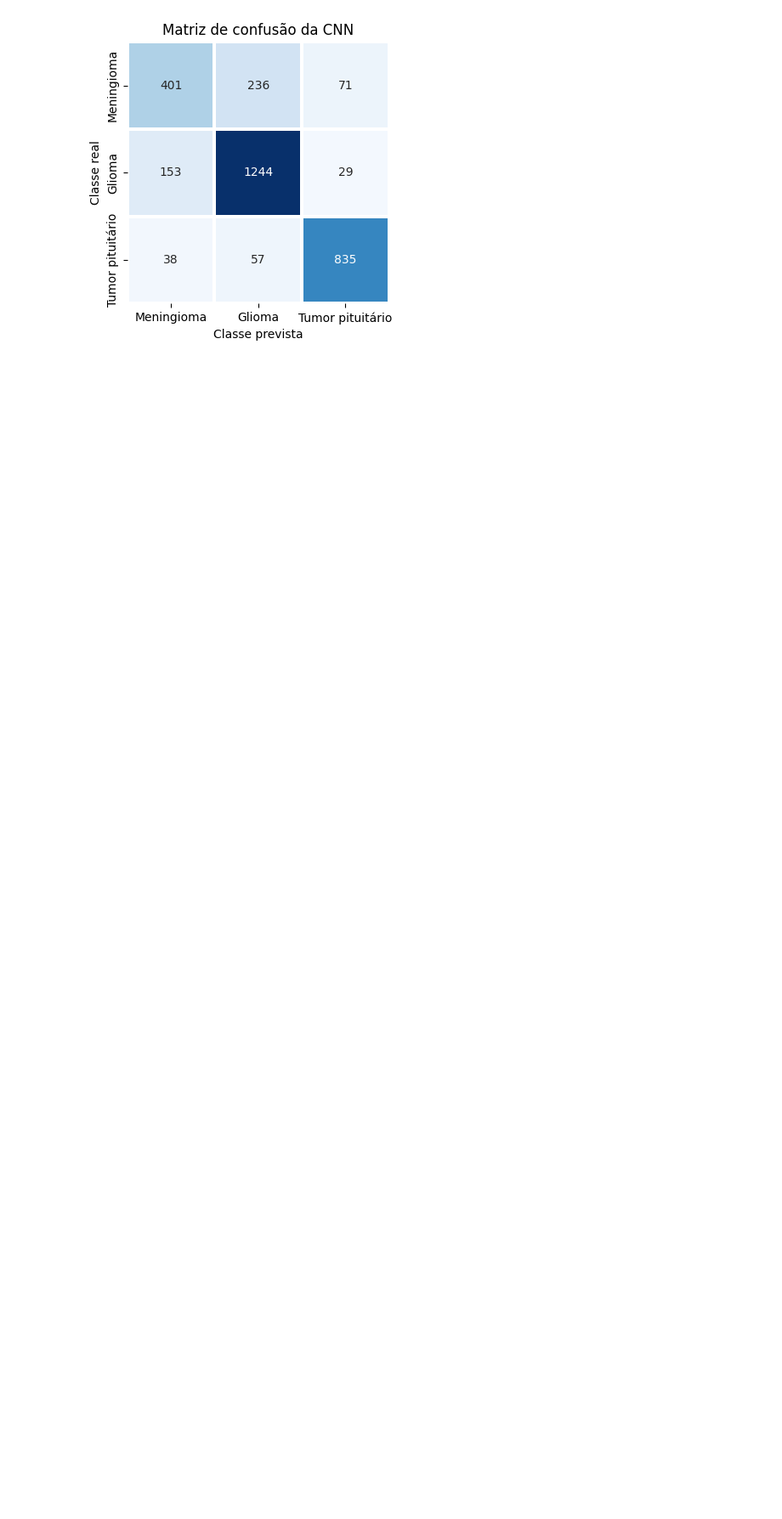
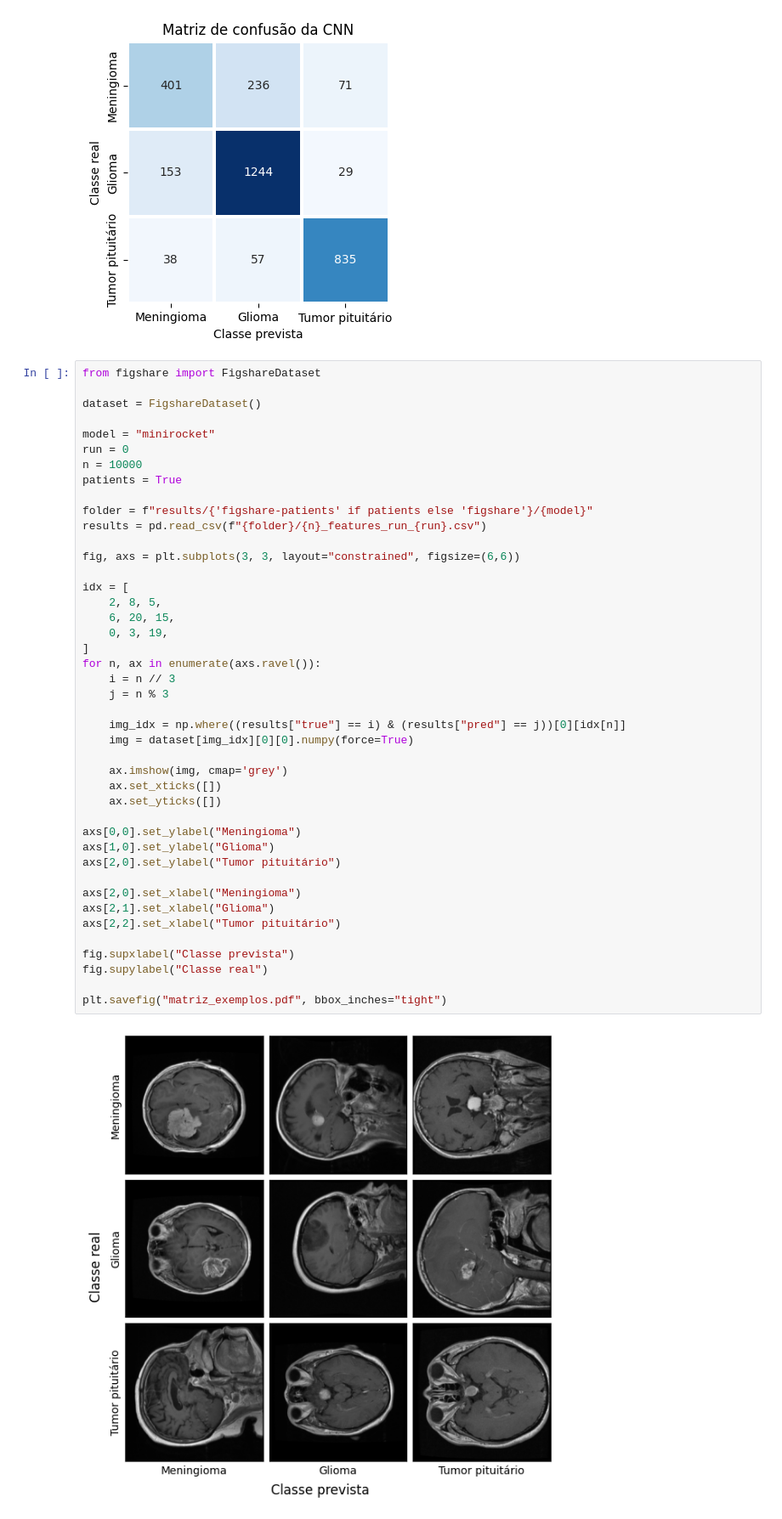
Before and after one commit to GuiArcencio/classificacao-tumor-cerebral, a Jupyter notebook: analysis.ipynb, the cells around one changed output. Shown at 85% size. Saved outputs shown, nothing was run; the diff lists cells and outputs as text; blank space fills up the shorter version.

```diff
--- a/analysis.ipynb
+++ b/analysis.ipynb
@@ -226,3 +226,48 @@ ax.set_ylabel("Classe real")
 plt.savefig("confusao_cnn.pdf", bbox_inches="tight")
 # %% [output]
 [figure]
+# %%
+from figshare import FigshareDataset
+
+dataset = FigshareDataset()
+
+model = "minirocket"
+run = 0
+n = 10000
+patients = True
+
+folder = f"results/{'figshare-patients' if patients else 'figshare'}/{model}"
+results = pd.read_csv(f"{folder}/{n}_features_run_{run}.csv")
+
+fig, axs = plt.subplots(3, 3, layout="constrained", figsize=(6,6))
+
+idx = [
+    2, 8, 5,
+    6, 20, 15,
+    0, 3, 19,
+]
+for n, ax in enumerate(axs.ravel()):
+    i = n // 3
+    j = n % 3
+
+    img_idx = np.where((results["true"] == i) & (results["pred"] == j))[0][idx[n]]
+    img = dataset[img_idx][0][0].numpy(force=True)
+
+    ax.imshow(img, cmap='grey')
+    ax.set_xticks([])
+    ax.set_yticks([])
+
+axs[0,0].set_ylabel("Meningioma")
+axs[1,0].set_ylabel("Glioma")
+axs[2,0].set_ylabel("Tumor pituitário")
+
+axs[2,0].set_xlabel("Meningioma")
+axs[2,1].set_xlabel("Glioma")
+axs[2,2].set_xlabel("Tumor pituitário")
+
+fig.supxlabel("Classe prevista")
+fig.supylabel("Classe real")
+
+plt.savefig("matriz_exemplos.pdf", bbox_inches="tight")
+# %% [output]
+[figure, added]
```
Also changed, not shown: 3 other files.
